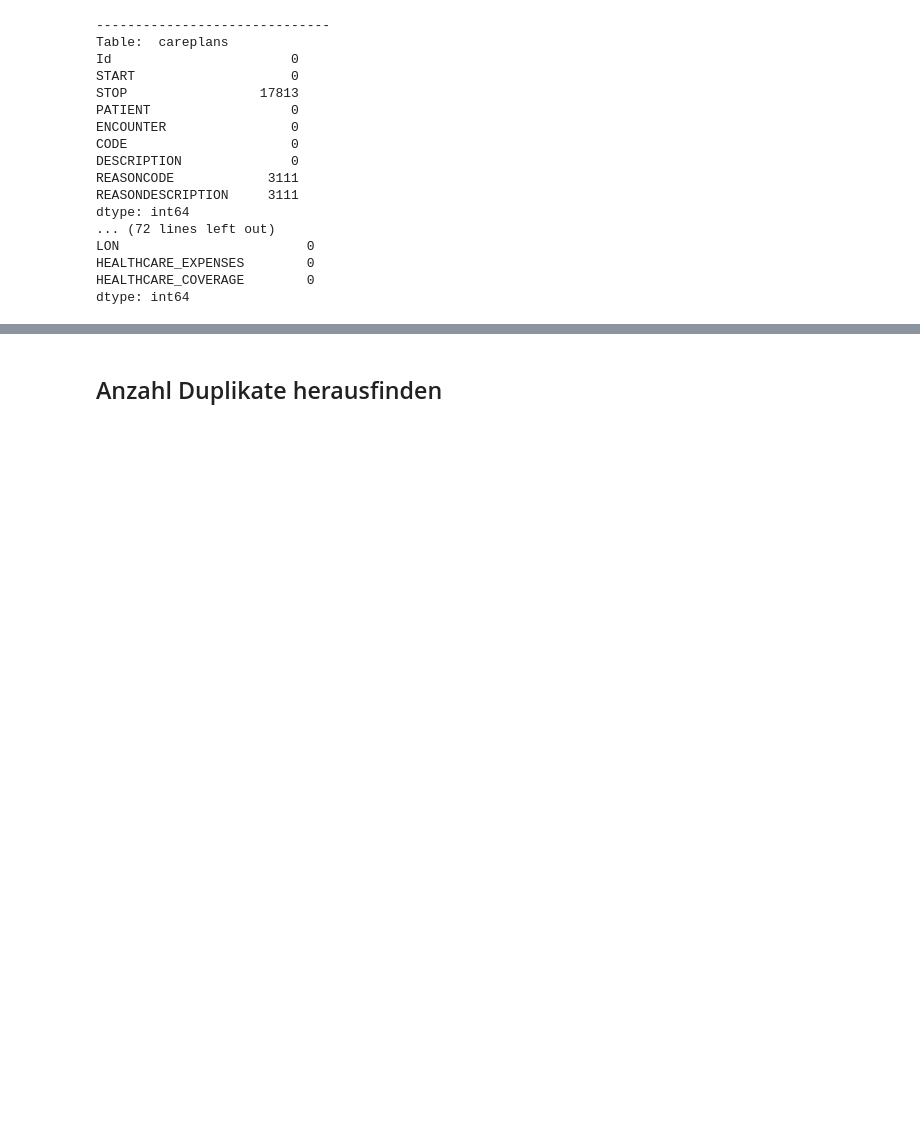
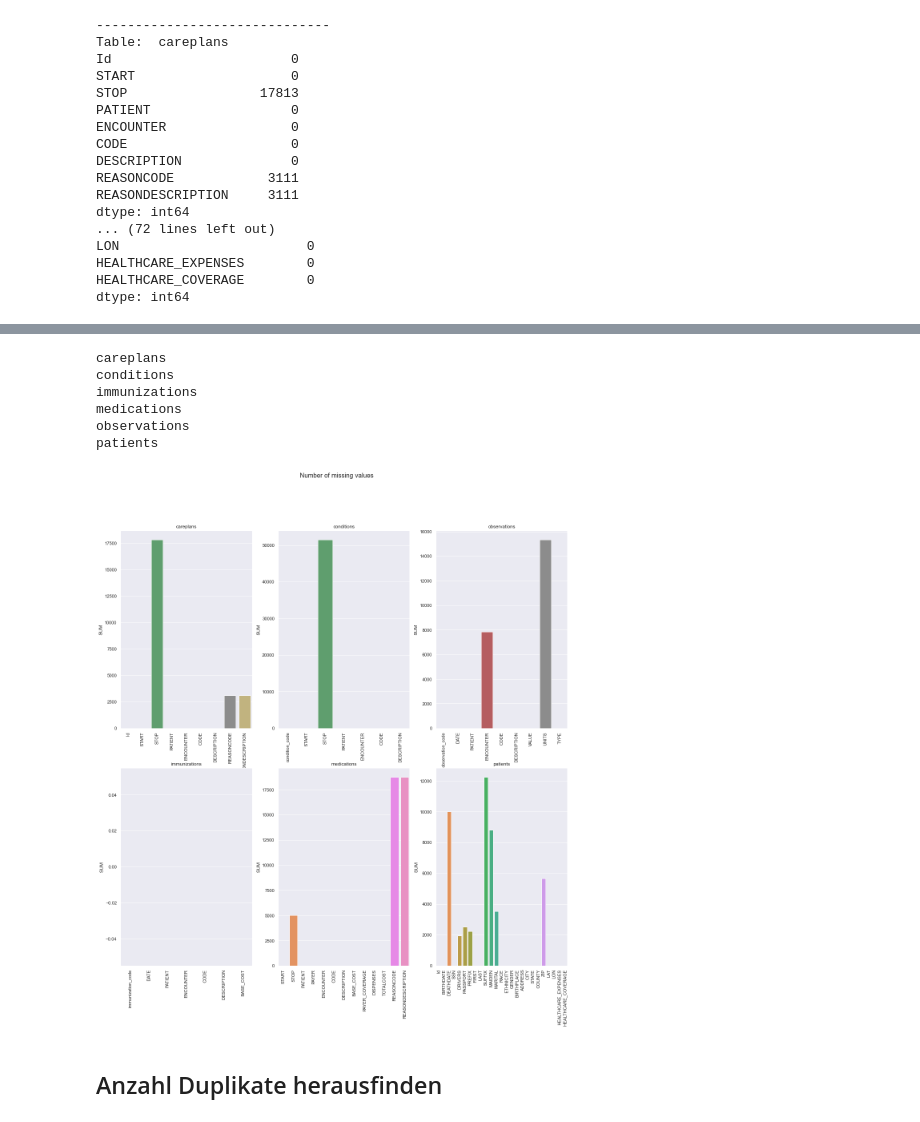
Before and after one commit to Fuenfgeld/DMA2022DataProjectA, a Jupyter notebook: Testing/daten_qualitaet.ipynb, the cells around one changed output, grey strips where cells are left out. Drawn from its saved outputs; the diff is of its cells as text; code cells hidden in the pictures; blank space fills up the shorter version.

```diff
--- a/Testing/daten_qualitaet.ipynb
+++ b/Testing/daten_qualitaet.ipynb
@@ -30,9 +32,11 @@ patients_df = pd.read_sql_query("SELECT * FROM patients", conn)
 # %%
 tupel_of_dataframes = ((careplans_df, "careplans"), (conditions_df, "conditions"), (immunizations_df, "immunizations"), (medications_df, "medications"), (observations_df, "observations"), (patients_df, "patients"))
 # %%
+list_of_dfs = []
 for ele in tupel_of_dataframes:
     print("------------------------------")
     print("Table: ", ele[1])
+    list_of_dfs.append([ele[0].isnull().sum(), ele[1]])
     print(ele[0].isnull().sum())
 # %% [output]
 ------------------------------
@@ -52,3 +56,10 @@ LON                        0
 HEALTHCARE_EXPENSES        0
 HEALTHCARE_COVERAGE        0
 dtype: int64
+# %%
+a = pd.DataFrame(list_of_dfs[0][0], columns = ['SUM'])
+b = pd.DataFrame(list_of_dfs[1][0], columns = ['SUM'])
+c = pd.DataFrame(list_of_dfs[2][0], columns = ['SUM'])
+d = pd.DataFrame(list_of_dfs[3][0], columns = ['SUM'])
+e = pd.DataFrame(list_of_dfs[4][0], columns = ['SUM'])
+f = pd.DataFrame(list_of_dfs[5][0], columns = ['SUM'])
@@ -55,3 +75,51 @@ dtype: int64
+# %%
+print(list_of_dfs[0][1])
+print(list_of_dfs[1][1])
+print(list_of_dfs[2][1])
+print(list_of_dfs[3][1])
+print(list_of_dfs[4][1])
+print(list_of_dfs[5][1])
+# %% [output]
+careplans
+conditions
+immunizations
+medications
+observations
+patients
+# %%
+#define plotting region (2 rows, 2 columns)
+fig, axes = plt.subplots(2, 3)
+
+sns.set()
+
+#create boxplot in each subplot
+sns.barplot(data=a, x=a.index, y="SUM", ax=axes[0,0])
+sns.barplot(data=b, x=b.index, y='SUM', ax=axes[0,1])
+sns.barplot(data=c, x=c.index, y='SUM', ax=axes[1,0])
+sns.barplot(data=d, x=d.index, y='SUM', ax=axes[1,1])
+sns.barplot(data=e, x=e.index, y='SUM', ax=axes[0,2])
+sns.barplot(data=f, x=f.index, y='SUM', ax=axes[1,2])
+
+axes[0,0].set_xticklabels(labels=a.index, rotation=90)
+axes[0,1].set_xticklabels(labels=b.index, rotation=90)
+axes[1,0].set_xticklabels(labels=c.index, rotation=90)
+axes[1,1].set_xticklabels(labels=d.index, rotation=90)
+axes[0,2].set_xticklabels(labels=e.index, rotation=90)
+axes[1,2].set_xticklabels(labels=f.index, rotation=90)
+
+axes[0,0].set(title='careplans')
+axes[0,1].set(title='conditions')
+axes[1,0].set(title='immunizations')
+axes[1,1].set(title='medications')
+axes[0,2].set(title='observations')
+axes[1,2].set(title='patients')
+
+# plt.title(list_of_dfs[0][1], fontsize=16)
+# plt.yticks(fontsize=16)
+plt.suptitle("Number of missing values", fontsize="16")
+plt.gcf().set_size_inches(20, 20)
+# %% [output]
+[figure, added]
 # %% [markdown]
 ## Anzahl Duplikate herausfinden
 # %%
```
Also changed, not shown: parts of 2 cells of this notebook, 1 other file.
